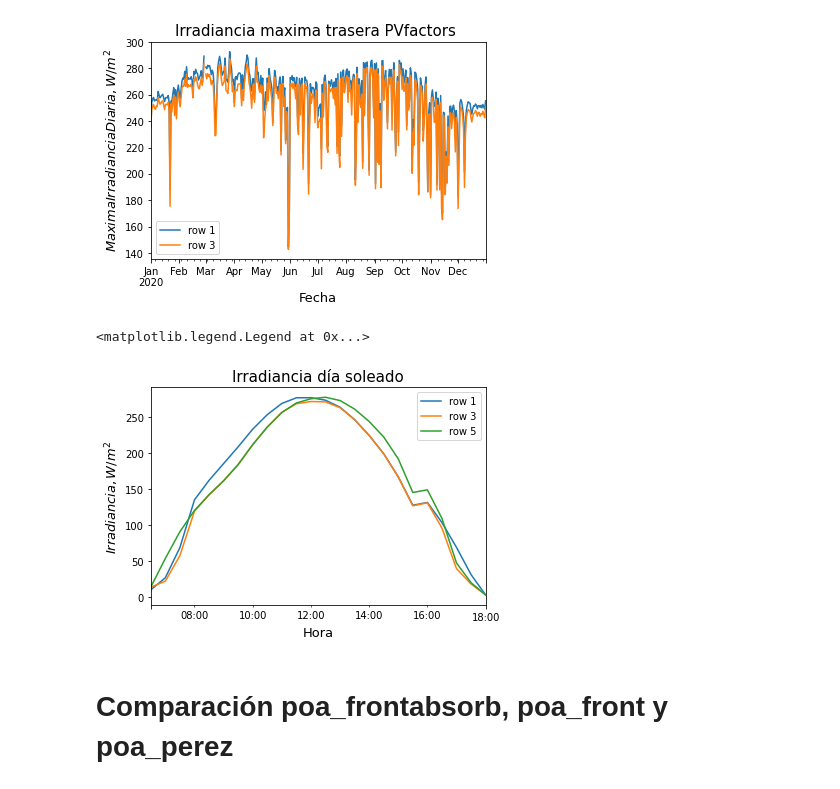
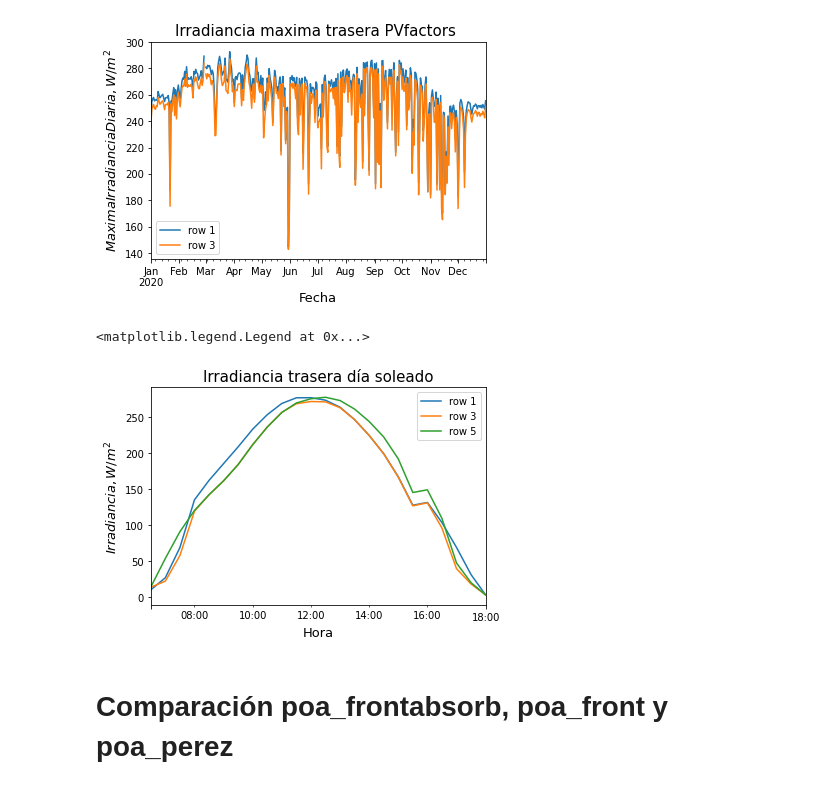
Before and after one commit to BifacialPV/Proyecto-de-grado, a Jupyter notebook: Codigo_Personal/Codigo_Base.ipynb, the cells around one changed output. Cells and saved outputs as stored; diff of their text form; code cells hidden in the pictures.

```diff
--- a/Codigo_Personal/Codigo_Base.ipynb
+++ b/Codigo_Personal/Codigo_Base.ipynb
@@ -241,21 +265,21 @@ plt.legend(['row 1','row 3'])
 # %%
 fecha = '2020-02-20 '
 poa_1=poa_backabsorb1[fecha+'00:00:00':fecha+'23:59:00']
 poa_2=poa_backabsorb3[fecha+'00:00:00':fecha+'23:59:00']
 poa_3=poa_backabsorb5[fecha+'00:00:00':fecha+'23:59:00']
 poa_1.plot()
 poa_2.plot()
 poa_3.plot()
-title='Irradiancia día soleado'
+title='Irradiancia trasera día soleado'
 ylabel='$Irradiancia, W/m^2$'
 xlabel='Hora'
 plt.title(title, fontname="Helvetica", fontsize=15)
 plt.ylabel(ylabel, fontname="Helvetica", fontsize=13)
 plt.xlabel(xlabel, fontname="Helvetica", fontsize=13)
 plt.legend(['row 1','row 3','row 5'])
 # %% [output]
 <matplotlib.legend.Legend at 0x...>
-[figure, old version]
+[figure, new version]
 # %% [markdown]
 # Comparación poa_frontabsorb, poa_front y poa_perez
 # %%
```
Also changed, not shown: parts of 46 cells of this notebook, 35 other files.
